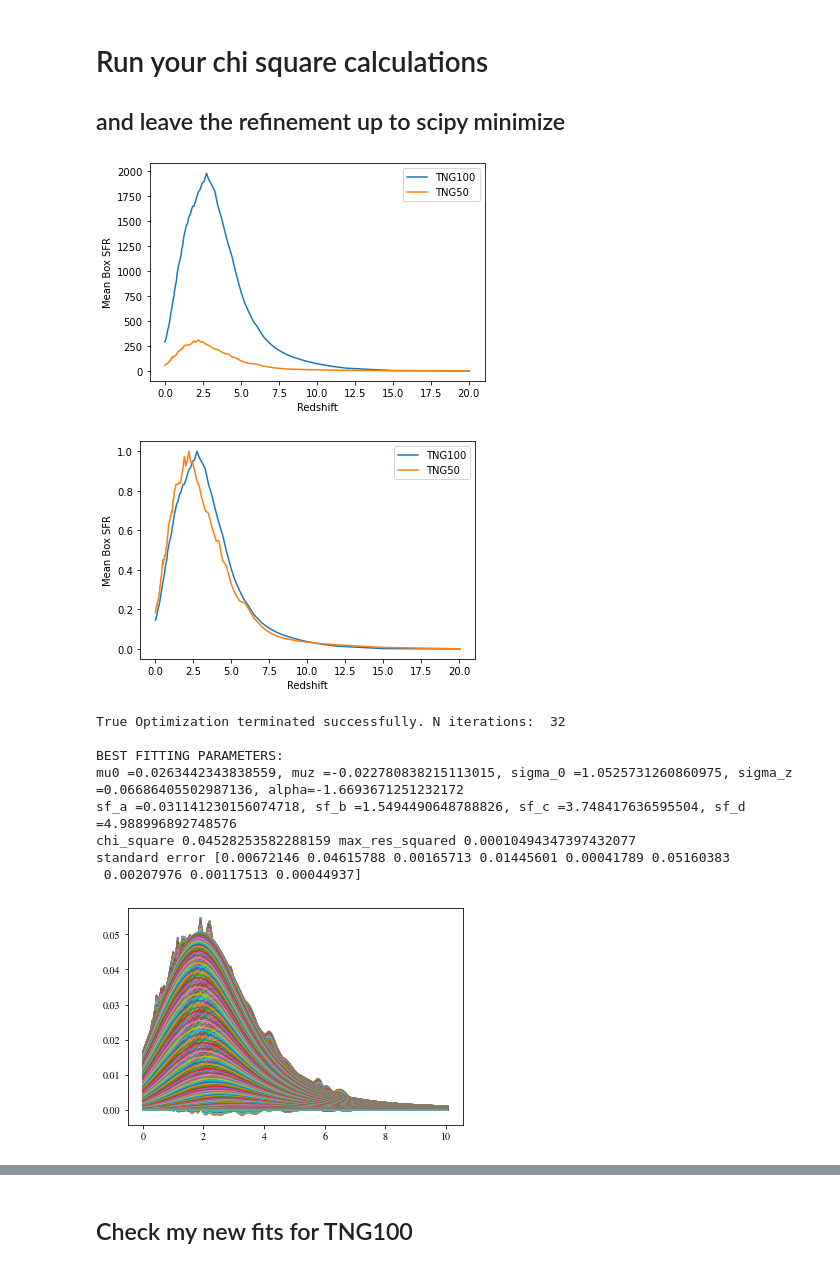
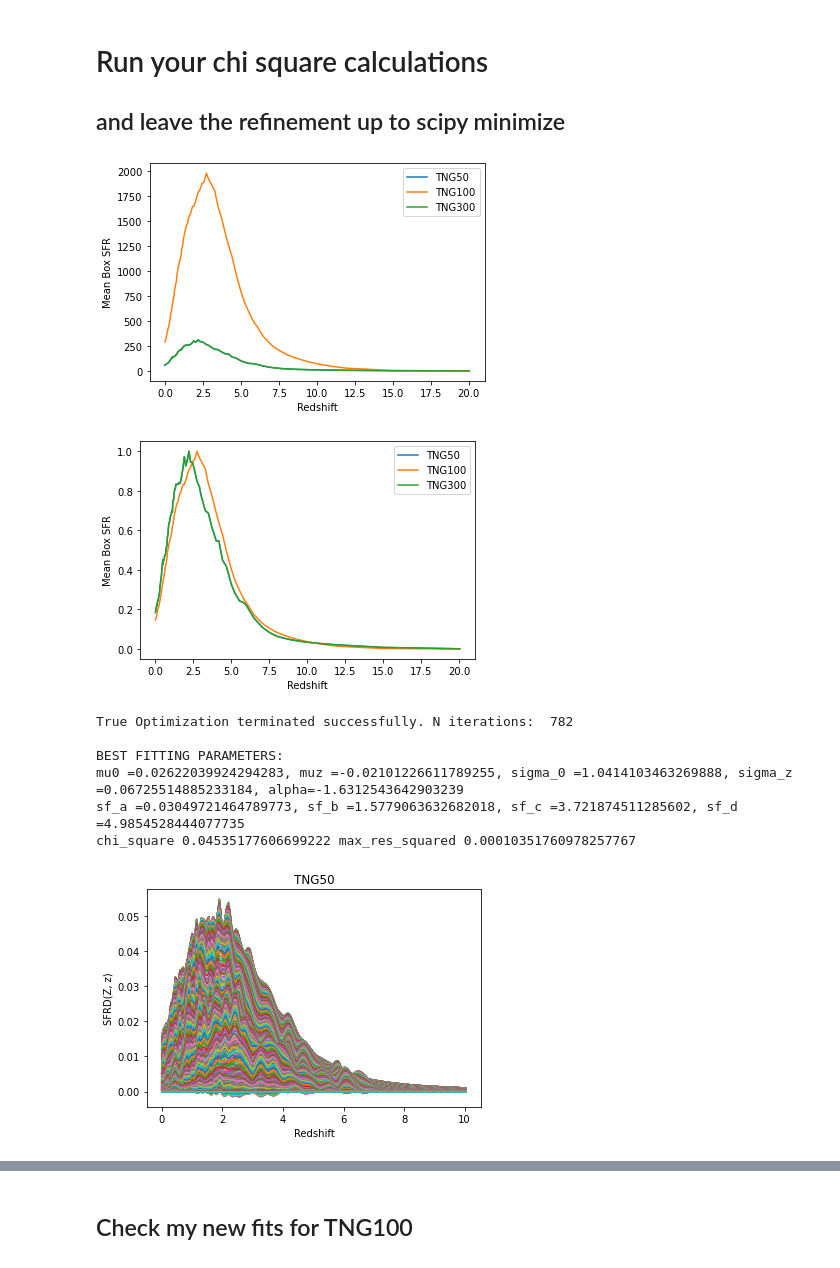
Before and after one commit to sashalvna/Fit_SFRD_TNG, a Jupyter notebook: Fit_model_to_sfrdzZ_TNG.ipynb, the cells around one changed output, grey strips where cells are left out. Drawn from its saved outputs; the diff is of its cells as text; code cells hidden in the pictures.

Commit message:
Percent error and SFRD plots

```diff
--- a/Fit_model_to_sfrdzZ_TNG.ipynb
+++ b/Fit_model_to_sfrdzZ_TNG.ipynb
@@ -181,11 +195,12 @@ def test_chi(x0 = [-0.09, 0.026, 1.9, 0.1, -3.3, 0.01, 2.6, 3.2, 6.2] ):
 
 # BEST GUESS
 x0     = np.array([-0.15, 0.026, 1.1, 0.1, -3.3, 0.01, 2.6, 3.2, 6.2])
+#x0     = np.array([-0.15, 0.026, 1.1, 0.1, -3.3, 0.025, 2.2, 3.2, 6.2])
 #        # mu_z        # mu_0     # omega_0 #omega_z  #alpha       #sf_a       #sf_b       #sf_c       #sf_d
 bounds = ((-1., 0), (0.001, 0.1), (0.01, 5), (0, 1.), (-10, 0), (None,None),(None,None),(None,None),(None,None))
 # FIT
-res = minimize(test_chi, x0= x0, method = 'BFGS',# other options include: 'nelder-mead', L-BFGS-B
-               options = {'gtol': 0.05})
+res = minimize(test_chi, x0= x0, method = 'nelder-mead') #, options = {'gtol': 0.05})
+# other options include: 'nelder-mead', L-BFGS-B, 'BFGS'
 
 # Alternative: res = opt.basinhopping(test_chi, x0= x0, minimizer_kwargs={'method':'BFGS'})
 # %%
@@ -201,22 +221,24 @@ with h5.File(Cosmol_sim_location, "r") as f:
         BoxSfr        = f["Sfr"][:]
         Redshifts     = f["Redshifts"][:]
 # %%
+plt.plot(Redshifts50, np.mean(BoxSfr50, axis=1), label='TNG50')
 plt.plot(Redshifts100, np.mean(BoxSfr100, axis=1), label='TNG100')
-plt.plot(Redshifts, np.mean(BoxSfr, axis=1), label='TNG50')
+plt.plot(Redshifts, np.mean(BoxSfr, axis=1), label='TNG300')
 plt.xlabel("Redshift")
 plt.ylabel("Mean Box SFR")
 plt.legend();
 # %% [output]
-[figure, old version]
+[figure, new version]
 # %%
 #normalized to 1
+plt.plot(Redshifts50, np.mean(BoxSfr50, axis=1)/max(np.mean(BoxSfr50, axis=1)), label='TNG50')
 plt.plot(Redshifts100, np.mean(BoxSfr100, axis=1)/max(np.mean(BoxSfr100, axis=1)), label='TNG100')
-plt.plot(Redshifts, np.mean(BoxSfr, axis=1)/max(np.mean(BoxSfr, axis=1)), label='TNG50')
+plt.plot(Redshifts, np.mean(BoxSfr, axis=1)/max(np.mean(BoxSfr, axis=1)), label='TNG300')
 plt.xlabel("Redshift")
 plt.ylabel("Mean Box SFR")
 plt.legend();
 # %% [output]
-[figure, old version]
+[figure, new version]
 # %%
 print(res.success, res.message, 'N iterations: ', res.nit)
 muz_best, mu0_best, sigma0_best, sigmaz_best, alpha_best = res.x[0], res.x[1], res.x[2], res.x[3],res.x[4]
@@ -235,20 +257,18 @@ print('chi_square',chi_square, 'max_res_squared', np.amax( (data-model)**2) )
 from numpy.linalg import inv
 N_elements  = len(data.flatten())
 v = res['fun']/   N_elements  # variance of residuals, sse/n
-var = v*inv(res['hess_inv'])
-se = np.sqrt(np.diag(var))
-print('standard error', se)
+#var = v*inv(res['hess_inv'])
+#se = np.sqrt(np.diag(var))
+#print('standard error', se)
 # for i, val in enumerate(res['x']):
 #     print(np.round(val,3), ' pm ',  np.round(se[i],4) )
 # %% [output]
-True Optimization terminated successfully. N iterations:  32
+True Optimization terminated successfully. N iterations:  782
 
 BEST FITTING PARAMETERS:
-mu0 =0.0263442343838559, muz =-0.022780838215113015, sigma_0 =1.0525731260860975, sigma_z =0.06686405502987136, alpha=-1.6693671251232172
-sf_a =0.031141230156074718, sf_b =1.5494490648788826, sf_c =3.748417636595504, sf_d =4.988996892748576
-chi_square 0.04528253582288159 max_res_squared 0.00010494347397432077
-standard error [0.00672146 0.04615788 0.00165713 0.01445601 0.00041789 0.05160383
- 0.00207976 0.00117513 0.00044937]
+mu0 =0.02622039924294283, muz =-0.02101226611789255, sigma_0 =1.0414103463269888, sigma_z =0.06725514885233184, alpha=-1.6312543642903239
+sf_a =0.03049721464789773, sf_b =1.5779063632682018, sf_c =3.721874511285602, sf_d =4.9854528444077735
+chi_square 0.04535177606699222 max_res_squared 0.00010351760978257767
 # %%
 if res.success:
     np.savetxt(paths.data / fit_filename,
@@ -257,16 +277,19 @@ if res.success:
 # %%
 # Get the SFR (Shape of Madau & Fragos 2014)
 sfr = Z_SFRD.Madau_Dickinson2014(redshift_new, a=sf_a_best, b=sf_b_best, c=sf_c_best, d=sf_d_best).value # Msun year-1 Mpc-3
 # Get dPdZ (skew-log-normal distribution)
 dPdlogZ, metallicities, step_logZ, p_draw_metallicity = \
                     Z_SFRD.skew_metallicity_distribution(redshift_new ,mu_z = muz_best , mu_0 = mu0_best ,
                                                   omega_0= sigma0_best , omega_z=sigmaz_best , alpha = alpha_best ,
                                                   metals=metals_new)
 
 
 model = sfr[:,np.newaxis] * dPdlogZ
 plt.plot(redshift_new, SFRDnew.T); #simulation
-plt.plot(redshift_new, model); #fitted model, best fit
-Rboxval = 35 #35 for TNG50, 75 for 100, 205 for 300
+#plt.plot(redshift_new, model); #fitted model, best fit
+plt.title("TNG50")
+plt.xlabel("Redshift")
+plt.ylabel("SFRD(Z, z)")
+plt.savefig("SFRD_TNG50.png")
 # %% [output]
-[figure, old version]
+[figure, new version]
```
Also changed, not shown: parts of 18 cells of this notebook, 5 other files.
